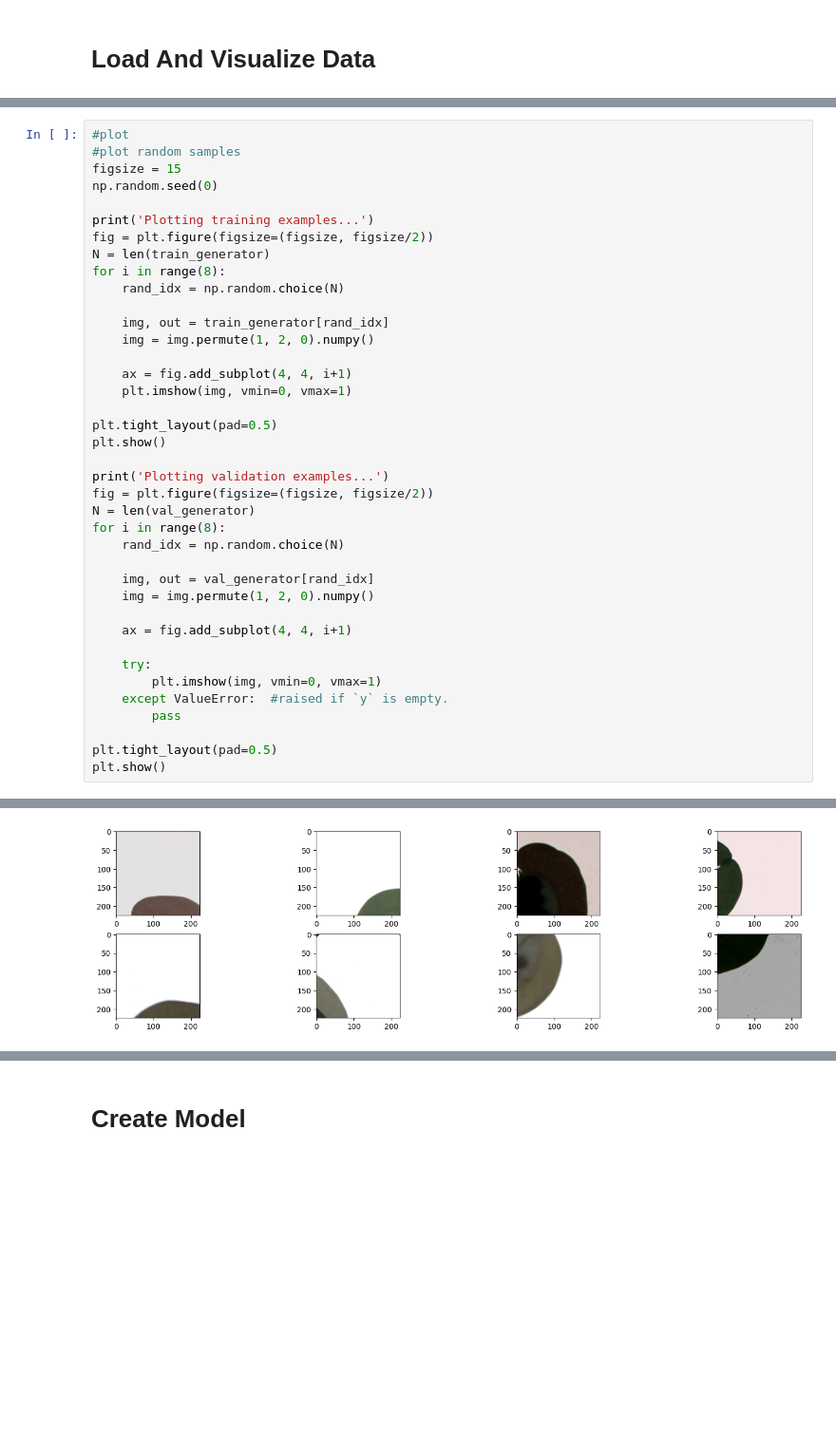
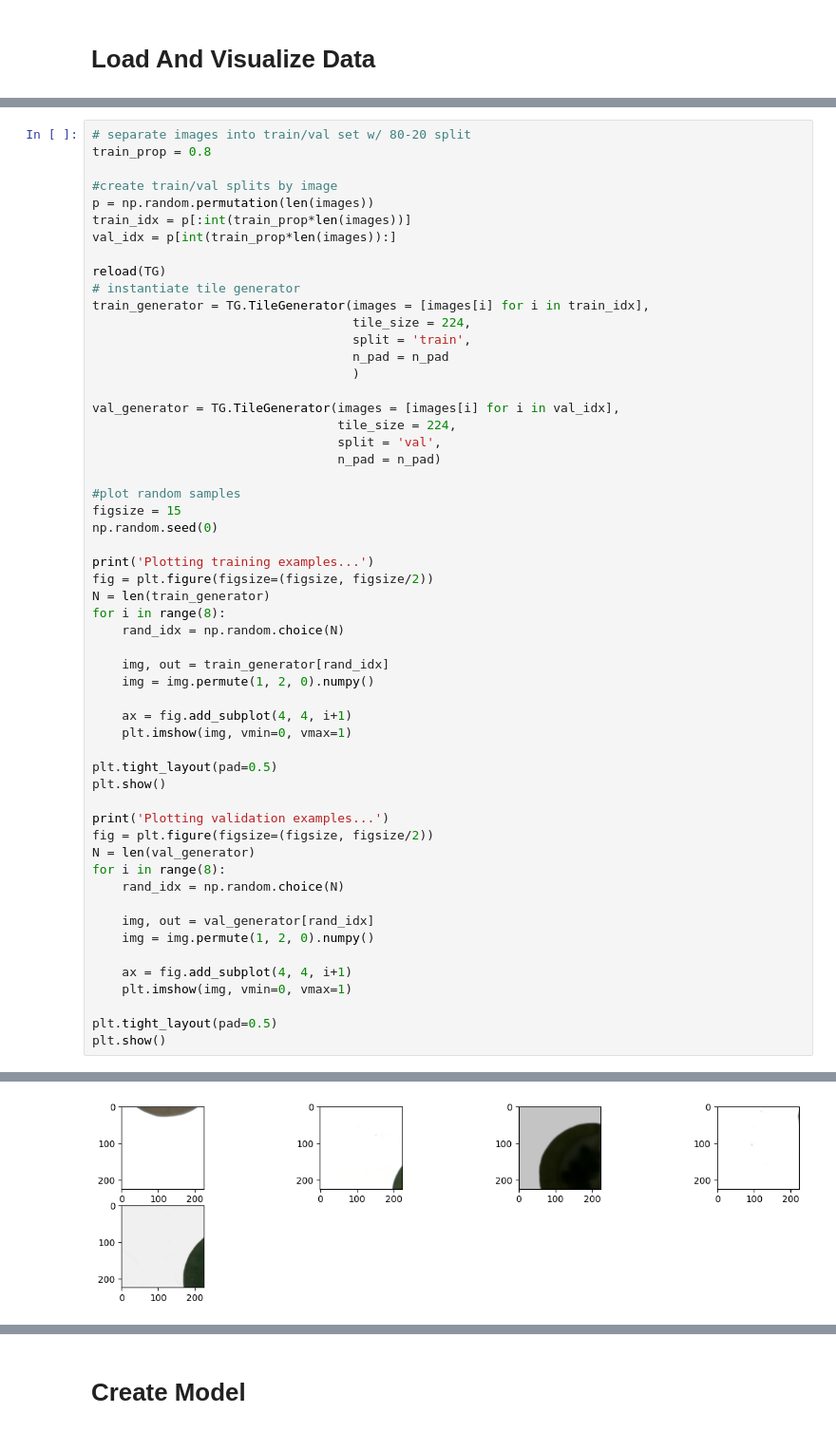
Before and after one commit to pikruse/PennycressWNet, a Jupyter notebook: notebooks/WNetTrain.ipynb, the cells around one changed output, grey strips where cells are left out. Shown at 95% size. Cells and saved outputs as stored; diff of their text form; blank space fills up the shorter version.

Commit message:
adding image preprocessing, fixing WNetTileGenerator

```diff
--- a/notebooks/WNetTrain.ipynb
+++ b/notebooks/WNetTrain.ipynb
@@ -83,5 +66,25 @@ val_generator = TG.TileGenerator(images = images,
 # %%
-#plot
+# separate images into train/val set w/ 80-20 split
+train_prop = 0.8
+
+#create train/val splits by image
+p = np.random.permutation(len(images))
+train_idx = p[:int(train_prop*len(images))]
+val_idx = p[int(train_prop*len(images)):]
+
+reload(TG)
+# instantiate tile generator
+train_generator = TG.TileGenerator(images = [images[i] for i in train_idx],
+                                   tile_size = 224,
+                                   split = 'train',
+                                   n_pad = n_pad
+                                   )
+
+val_generator = TG.TileGenerator(images = [images[i] for i in val_idx],
+                                 tile_size = 224,
+                                 split = 'val',
+                                 n_pad = n_pad)
+
 #plot random samples
 figsize = 15
 np.random.seed(0)
@@ -111,11 +114,7 @@ for i in range(8):
     img = img.permute(1, 2, 0).numpy()
 
     ax = fig.add_subplot(4, 4, i+1)
-
-    try:
-        plt.imshow(img, vmin=0, vmax=1)
-    except ValueError:  #raised if `y` is empty.
-        pass
+    plt.imshow(img, vmin=0, vmax=1)
 
 plt.tight_layout(pad=0.5)
 plt.show()
@@ -124 +124 @@ Plotting training examples...
-[figure, old version]
+[figure, new version]
```
Also changed, not shown: parts of 9 cells of this notebook, 5 other files.
